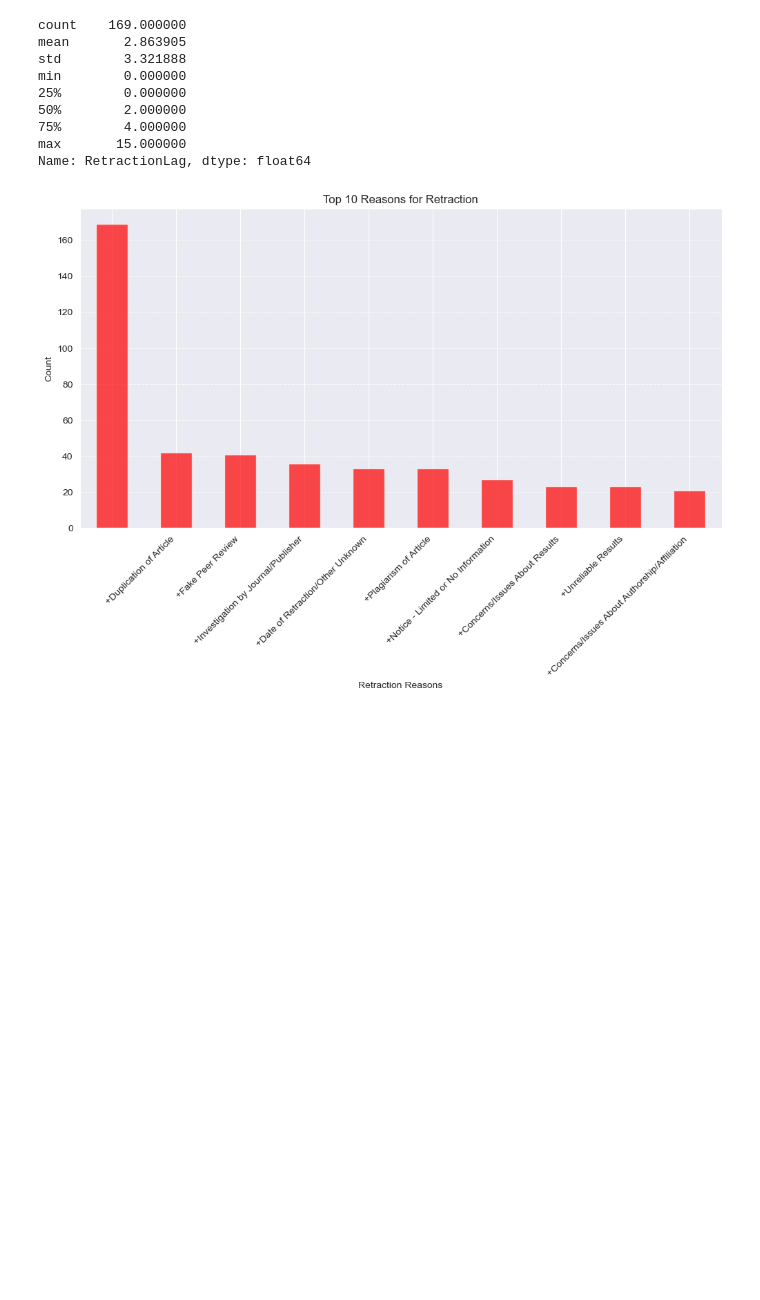
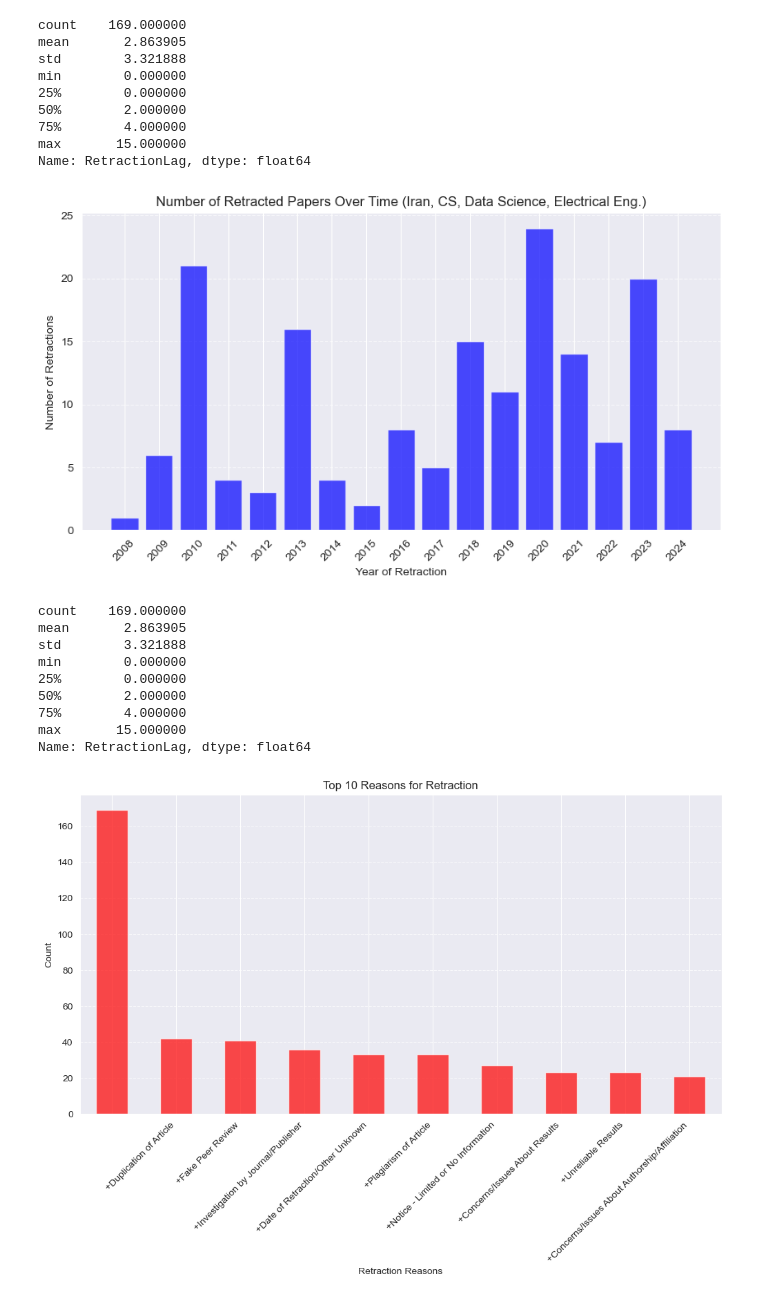
Before and after one commit to zahediparsa/Iranian_compSci_Data_elec_retract, a Jupyter notebook: analysis.ipynb, the cells around one changed output. Drawn from its saved outputs; the diff is of its cells as text; code cells hidden in the pictures; blank space fills up the shorter version.

```diff
--- a/analysis.ipynb
+++ b/analysis.ipynb
@@ -42,6 +42,54 @@ min        0.000000
 75%        4.000000
 max       15.000000
 Name: RetractionLag, dtype: float64
+# %%
+import matplotlib.pyplot as plt
+import numpy as np
+import pandas as pd
+
+df = pd.read_csv(r"C:\Users\Parsa\OneDrive\Documents\Internship\Sadegh Suleimani Internship\Web Confrence\Files\retracted_compDataElec.csv")
+
+# Convert date columns to datetime format
+df["RetractionDate"] = pd.to_datetime(df["RetractionDate"], errors='coerce')
+df["OriginalPaperDate"] = pd.to_datetime(df["OriginalPaperDate"], errors='coerce')
+
+# Extract year of retraction and original publication
+df["RetractionYear"] = df["RetractionDate"].dt.year
+df["OriginalYear"] = df["OriginalPaperDate"].dt.year
+
+# Calculate retraction time lag (years between publication and retraction)
+df["RetractionLag"] = df["RetractionYear"] - df["OriginalYear"]
+
+# Count number of retractions per year
+retractions_per_year = df["RetractionYear"].value_counts().sort_index()
+
+# Plot number of retractions per year
+plt.figure(figsize=(10, 5))
+plt.bar(retractions_per_year.index, retractions_per_year.values, color="blue", alpha=0.7)
+
+# Ensure the x-axis has only whole numbers
+plt.xticks(ticks=np.arange(int(retractions_per_year.index.min()), int(retractions_per_year.index.max()) + 1, 1))
+
+plt.xlabel("Year of Retraction")
+plt.ylabel("Number of Retractions")
+plt.title("Number of Retracted Papers Over Time (Iran, CS, Data Science, Electrical Eng.)")
+plt.xticks(rotation=45)
+plt.grid(axis="y", linestyle="--", alpha=0.7)
+plt.show()
+
+# Display retraction time lag statistics
+df["RetractionLag"].describe()
+# %% [output]
+[figure, added]
+count    169.000000
+mean       2.863905
+std        3.321888
+min        0.000000
+25%        0.000000
+50%        2.000000
+75%        4.000000
+max       15.000000
+Name: RetractionLag, dtype: float64
 # %%
 # Count occurrences of retraction reasons
 retraction_reasons = df["Reason"].str.split(";", expand=True).stack().str.strip().value_counts()
```
Also changed, not shown: parts of 23 cells of this notebook, 1 other file.
